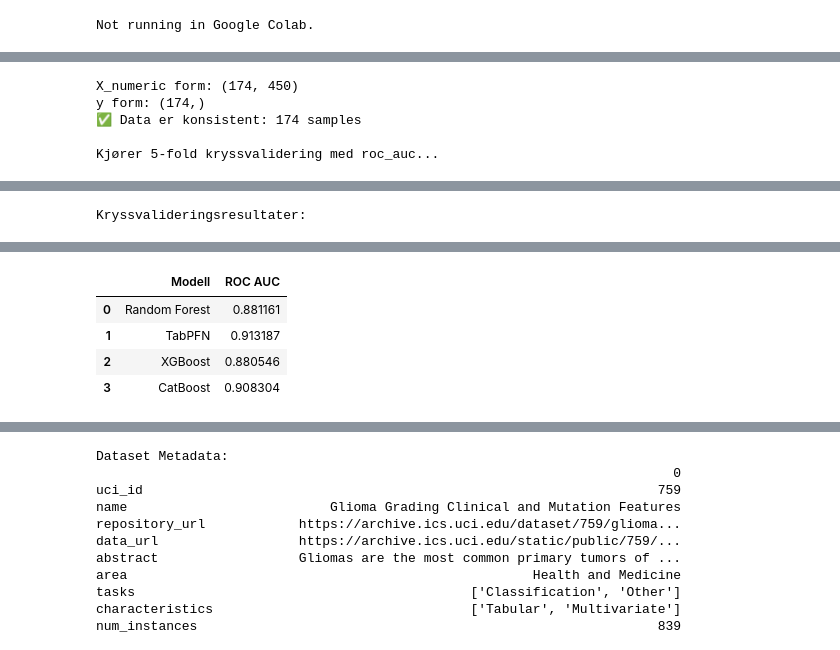
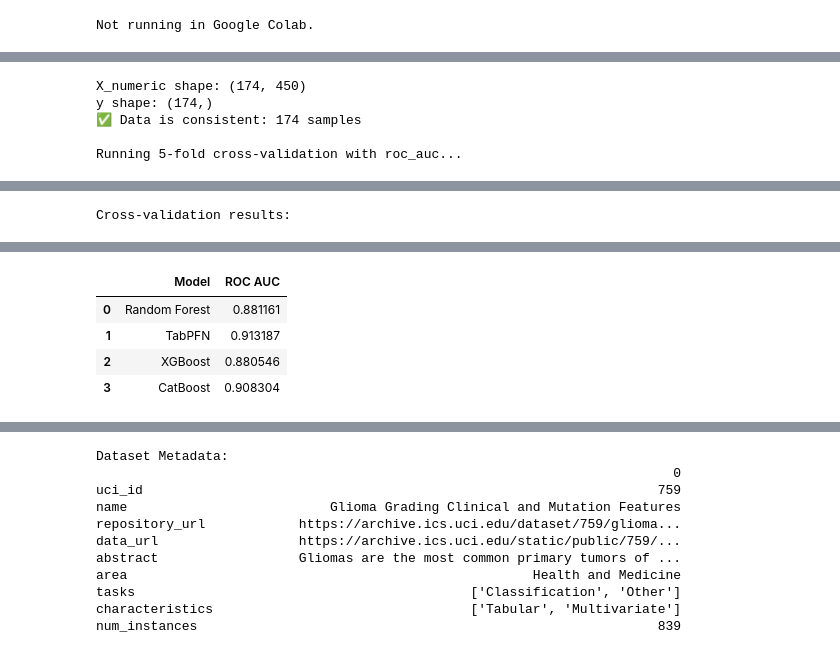
Before and after one commit to arvidl/BMED365-2026, a Jupyter notebook: Lab2-DL/notebooks/F2-TabPFN-neuro.ipynb, the cells around one changed output, grey strips where cells are left out. Saved outputs shown, nothing was run; the diff lists cells and outputs as text; code cells hidden in the pictures.

```diff
--- a/Lab2-DL/notebooks/F2-TabPFN-neuro.ipynb
+++ b/Lab2-DL/notebooks/F2-TabPFN-neuro.ipynb
@@ -895,23 +895,23 @@ Faktisk  Frisk     16      1
 # %%
-# Modellsammenligning for DARWIN-datasettet (Alzheimer vs. Frisk)
-# Sammenlign ulike maskinlæringsmodeller med 5-fold kryssvalidering
+# Model comparison for DARWIN dataset (Alzheimer vs. Healthy)
+# Compare different machine learning models with 5-fold cross-validation
 
-# Bruk X direkte (DARWIN har ingen tekst-kolonner som må fjernes)
+# Use X directly (DARWIN has no text columns that need to be removed)
 X_numeric = X.select_dtypes(include=[np.number])
 
-# Sjekk at vi har riktig data
-print(f"X_numeric form: {X_numeric.shape}")
-print(f"y form: {y.shape if hasattr(y, 'shape') else len(y)}")
+# Check that we have correct data
+print(f"X_numeric shape: {X_numeric.shape}")
+print(f"y shape: {y.shape if hasattr(y, 'shape') else len(y)}")
 
-# Enkod målvariabelen (sikrer 1D array)
+# Encode target variable (ensures 1D array)
 le = LabelEncoder()
 y_encoded = le.fit_transform(y)
 
-# Verifiser konsistens
-assert len(X_numeric) == len(y_encoded), f"Feil: X har {len(X_numeric)} samples, y har {len(y_encoded)}"
-print(f"✅ Data er konsistent: {len(X_numeric)} samples")
+# Verify consistency
+assert len(X_numeric) == len(y_encoded), f"Error: X has {len(X_numeric)} samples, y has {len(y_encoded)}"
+print(f"✅ Data is consistent: {len(X_numeric)} samples")
 
-# Definer modeller for sammenligning
+# Define models for comparison
 models = {
     'Random Forest': RandomForestClassifier(random_state=42),
     'TabPFN': TabPFNClassifier(random_state=42, device=DEVICE),
@@ -919,21 +919,21 @@ models = {
     'CatBoost': CatBoostClassifier(random_state=42, verbose=0)
 }
 
-# Beregn scorer med kryssvalidering
+# Calculate scores with cross-validation
 scoring = 'roc_auc_ovr' if len(np.unique(y_encoded)) > 2 else 'roc_auc'
-print(f"\nKjører 5-fold kryssvalidering med {scoring}...")
+print(f"\nRunning 5-fold cross-validation with {scoring}...")
 
 scores = {name: cross_val_score(model, X_numeric, y_encoded, cv=5, scoring=scoring, n_jobs=1, verbose=1).mean()
           for name, model in models.items()}
 
-# Vis resultater
-df = pd.DataFrame(list(scores.items()), columns=['Modell', 'ROC AUC'])
-print("\nKryssvalideringsresultater:")
+# Display results
+df = pd.DataFrame(list(scores.items()), columns=['Model', 'ROC AUC'])
+print("\nCross-validation results:")
 df
 # %% [output]
-X_numeric form: (174, 450)
-y form: (174,)
-✅ Data er konsistent: 174 samples
+X_numeric shape: (174, 450)
+y shape: (174,)
+✅ Data is consistent: 174 samples
 
-Kjører 5-fold kryssvalidering med roc_auc...
+Running 5-fold cross-validation with roc_auc...
 [Parallel(n_jobs=1)]: Done   5 out of   5 | elapsed:    0.4s finished
@@ -941,2 +941,2 @@ Kjører 5-fold kryssvalidering med roc_auc...
 [Parallel(n_jobs=1)]: Done   5 out of   5 | elapsed:    0.7s finished
-Kryssvalideringsresultater:
+Cross-validation results:
@@ -944,4 +944,4 @@ Kryssvalideringsresultater:
-|  | Modell | ROC AUC |
+|  | Model | ROC AUC |
 | 0 | Random Forest | 0.881161 |
 | 1 | TabPFN | 0.913187 |
 | 2 | XGBoost | 0.880546 |
```
Also changed, not shown: parts of 98 cells of this notebook, 4 other files.
